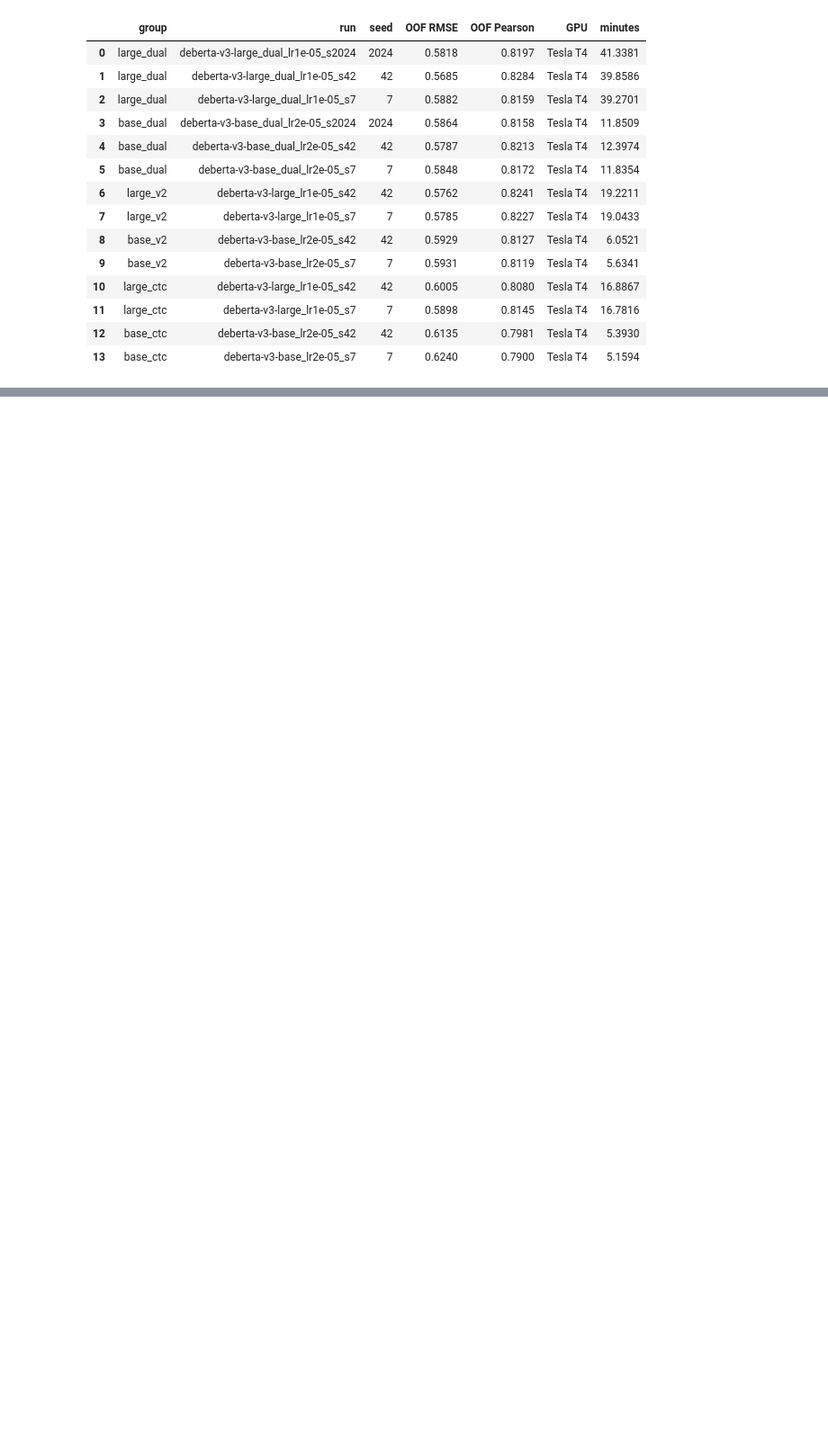
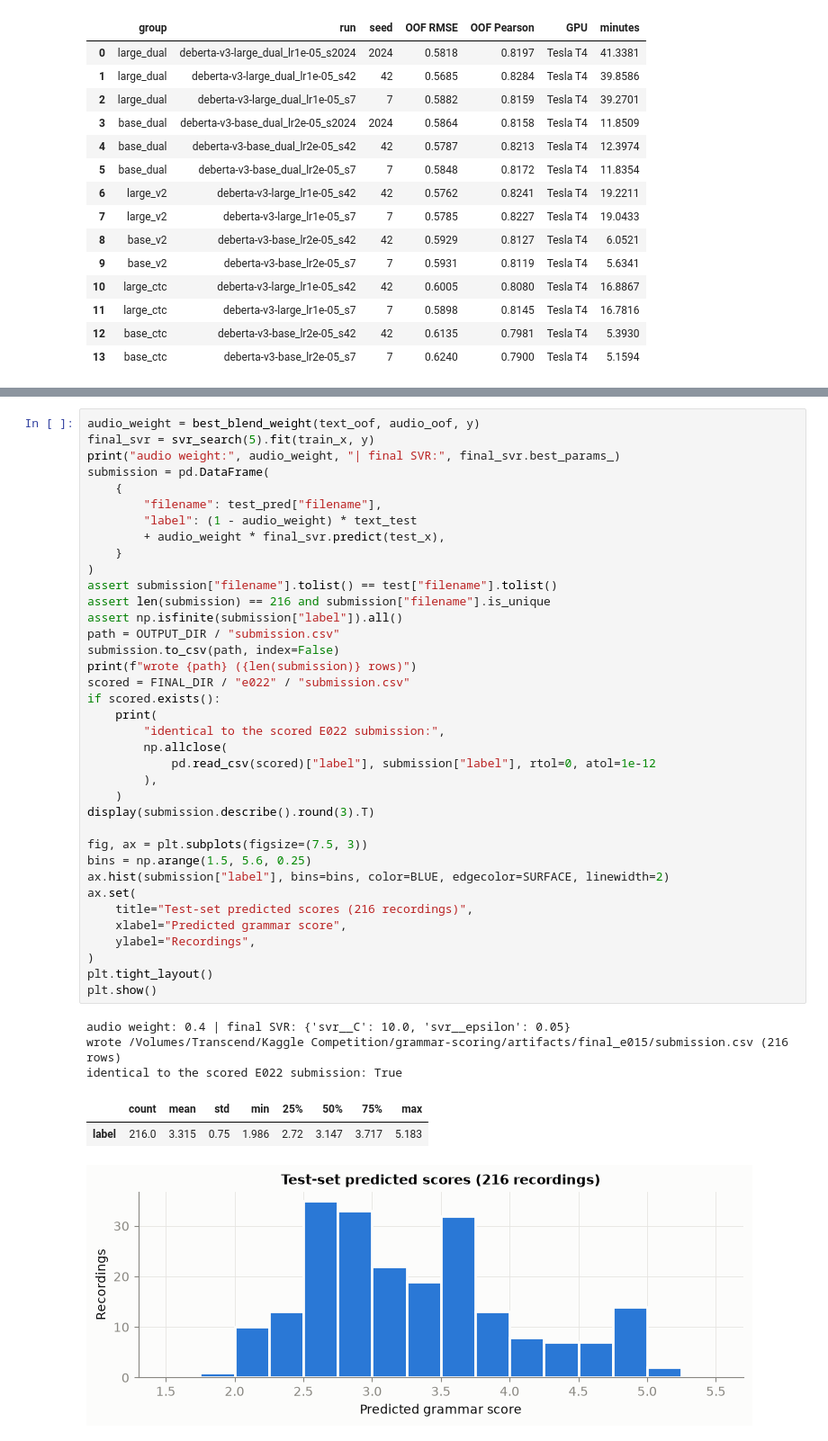
Before and after one commit to lijoraju/grammar-scoring, a Jupyter notebook: notebooks/03_final_submission.ipynb, the cells around one changed output, grey strips where cells are left out. Shown at 90% size. Cells and saved outputs as stored; diff of their text form; blank space fills up the shorter version.

```diff
--- a/notebooks/03_final_submission.ipynb
+++ b/notebooks/03_final_submission.ipynb
@@ -555,0 +656,44 @@ python scripts/run_e014_ensemble.py --group <runs of group 1> ... --output submi
+# %%
+audio_weight = best_blend_weight(text_oof, audio_oof, y)
+final_svr = svr_search(5).fit(train_x, y)
+print("audio weight:", audio_weight, "| final SVR:", final_svr.best_params_)
+submission = pd.DataFrame(
+    {
+        "filename": test_pred["filename"],
+        "label": (1 - audio_weight) * text_test
+        + audio_weight * final_svr.predict(test_x),
+    }
+)
+assert submission["filename"].tolist() == test["filename"].tolist()
+assert len(submission) == 216 and submission["filename"].is_unique
+assert np.isfinite(submission["label"]).all()
+path = OUTPUT_DIR / "submission.csv"
+submission.to_csv(path, index=False)
+print(f"wrote {path} ({len(submission)} rows)")
+scored = FINAL_DIR / "e022" / "submission.csv"
+if scored.exists():
+    print(
+        "identical to the scored E022 submission:",
+        np.allclose(
+            pd.read_csv(scored)["label"], submission["label"], rtol=0, atol=1e-12
+        ),
+    )
+display(submission.describe().round(3).T)
+
+fig, ax = plt.subplots(figsize=(7.5, 3))
+bins = np.arange(1.5, 5.6, 0.25)
+ax.hist(submission["label"], bins=bins, color=BLUE, edgecolor=SURFACE, linewidth=2)
+ax.set(
+    title="Test-set predicted scores (216 recordings)",
+    xlabel="Predicted grammar score",
+    ylabel="Recordings",
+)
+plt.tight_layout()
+plt.show()
+# %% [output]
+audio weight: 0.4 | final SVR: {'svr__C': 10.0, 'svr__epsilon': 0.05}
+wrote /Volumes/Transcend/Kaggle Competition/grammar-scoring/artifacts/final_e015/submission.csv (216 rows)
+identical to the scored E022 submission: True
+|  | count | mean | std | min | 25% | 50% | 75% | max |
+| label | 216.0 | 3.315 | 0.75 | 1.986 | 2.72 | 3.147 | 3.717 | 5.183 |
+[figure, added]
```
Also changed, not shown: parts of 25 cells of this notebook, 5 other files.
